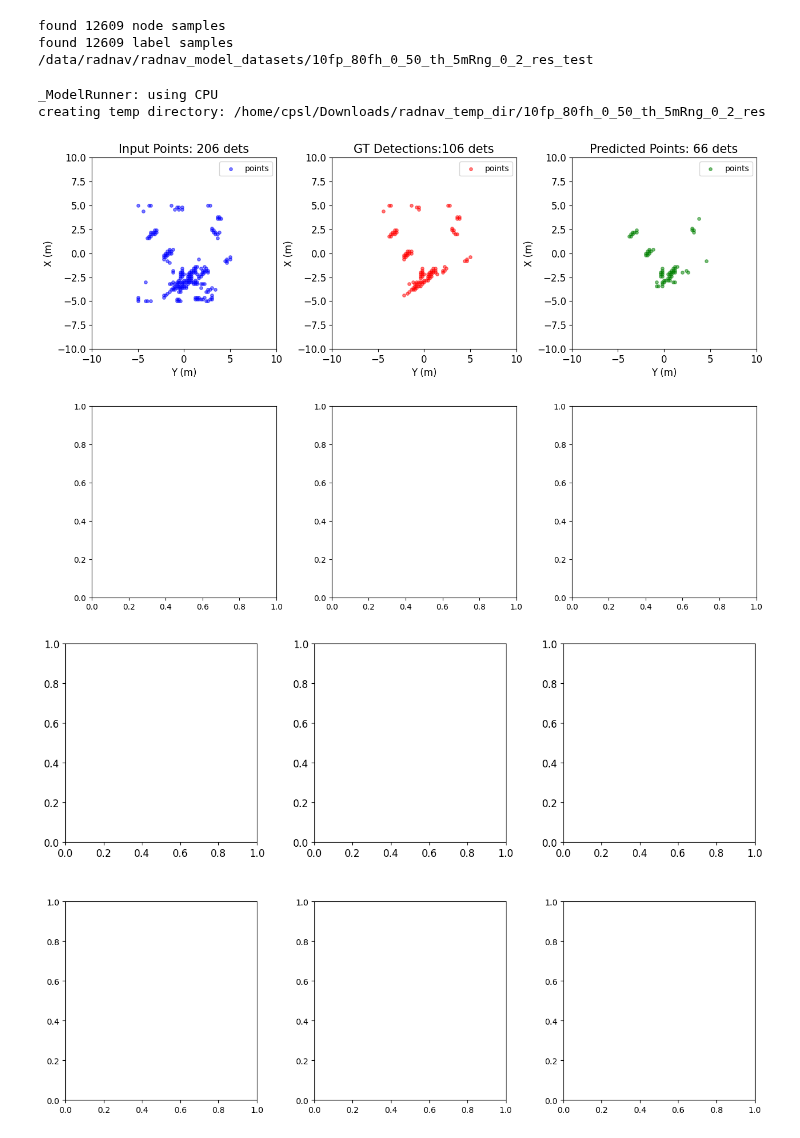
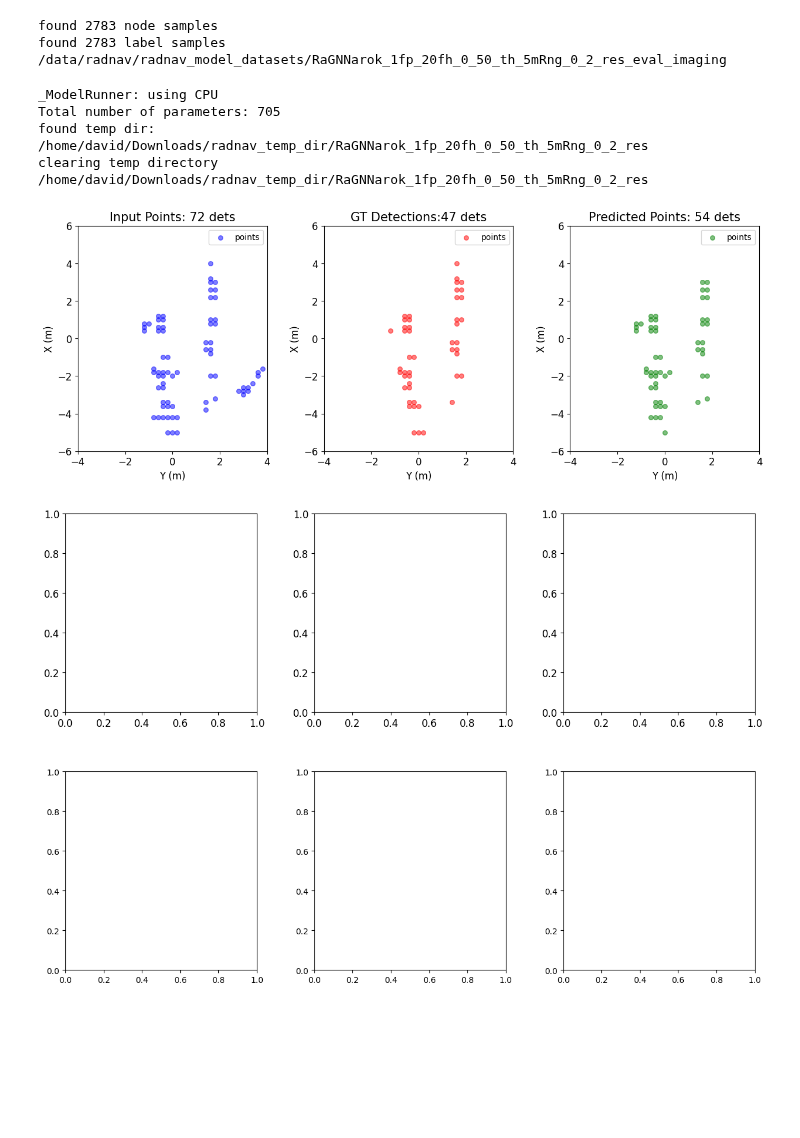
Before and after one commit to davidmhunt/mmwave_model_integrator, a Jupyter notebook: notebooks/testing_gnn_pc_processing.ipynb, the cells around one changed output. Cells and saved outputs as stored; diff of their text form; code cells hidden in the pictures; blank space fills up the shorter version.

Commit message:
adding newest configurations

```diff
--- a/notebooks/testing_gnn_pc_processing.ipynb
+++ b/notebooks/testing_gnn_pc_processing.ipynb
@@ -22,9 +22,8 @@ from mmwave_model_integrator.torch_training.models.SAGEGnn import SageGNNClassif
 from mmwave_model_integrator.plotting.movie_generator_gnn import MovieGeneratorGNN
 # %%
 #initialize the dataset
-config_label = "10fp_80fh_0_50_th_5mRng_0_2_res"
-
-dataset_path = os.path.join(DATASET_PATH,"radnav_model_datasets","{}_test".format(config_label))
+config_label = "RaGNNarok_1fp_20fh_0_50_th_5mRng_0_2_res"
+dataset_path = os.path.join(DATASET_PATH,"{}_eval_imaging".format(config_label))
 dataset = GnnNodeDS(
     dataset_path=dataset_path,
     node_folder="nodes",
@@ -32,9 +31,9 @@ dataset = GnnNodeDS(
 )
 print(dataset_path)
 # %% [output]
-found 12609 node samples
-found 12609 label samples
-/data/radnav/radnav_model_datasets/10fp_80fh_0_50_th_5mRng_0_2_res_test
+found 2783 node samples
+found 2783 label samples
+/data/radnav/radnav_model_datasets/RaGNNarok_1fp_20fh_0_50_th_5mRng_0_2_res_eval_imaging
 # %%
 #initialize the encoder and decoder
 input_encoder = _NodeEncoder()
@@ -48,7 +47,7 @@ runner = GNNRunner(
         in_channels=4,
         hidden_channels=16,
         out_channels=1
-    ),state_dict_path="/data/radnav/radnav_model_files/Sage_{}.pth".format(config_label),
+    ),state_dict_path="/home/david/Documents/odometry/submodules/mmwave_model_integrator/scripts/working_dir/RaGNNarok/RaGNNarok_1fp_20fh_0_50_th_5mRng_0_2_res.pth",
     cuda_device="cpu",
     edge_radius=10.0
 )
@@ -64,22 +63,24 @@ movie_generator = MovieGeneratorGNN(
 )
 # %% [output]
 _ModelRunner: using CPU
-creating temp directory: /home/cpsl/Downloads/radnav_temp_dir/10fp_80fh_0_50_th_5mRng_0_2_res
+Total number of parameters: 705
+found temp dir: /home/david/Downloads/radnav_temp_dir/RaGNNarok_1fp_20fh_0_50_th_5mRng_0_2_res
+clearing temp directory /home/david/Downloads/radnav_temp_dir/RaGNNarok_1fp_20fh_0_50_th_5mRng_0_2_res
 # %%
 #plot a sample from the training dataset
-idx = 6000
+idx = 980 #980 good for imaging #3000 good on 10fp_20fh_0_50_th_5mRng_0_2_res_train
 nodes = dataset.get_node_data(idx)
 labels = dataset.get_label_data(idx)
 plotter.plot_compilation(
     input_data=nodes,
     gt_data=labels,
     input_encoder=input_encoder,
     ground_truth_encoder=ground_truth_encoder,
     runner=runner,
     show=True
 )
 # %% [output]
-[figure, old version]
+[figure, new version]
 # %%
 #quick speed comparison
 from tqdm import tqdm
```
Also changed, not shown: 16 other files.
